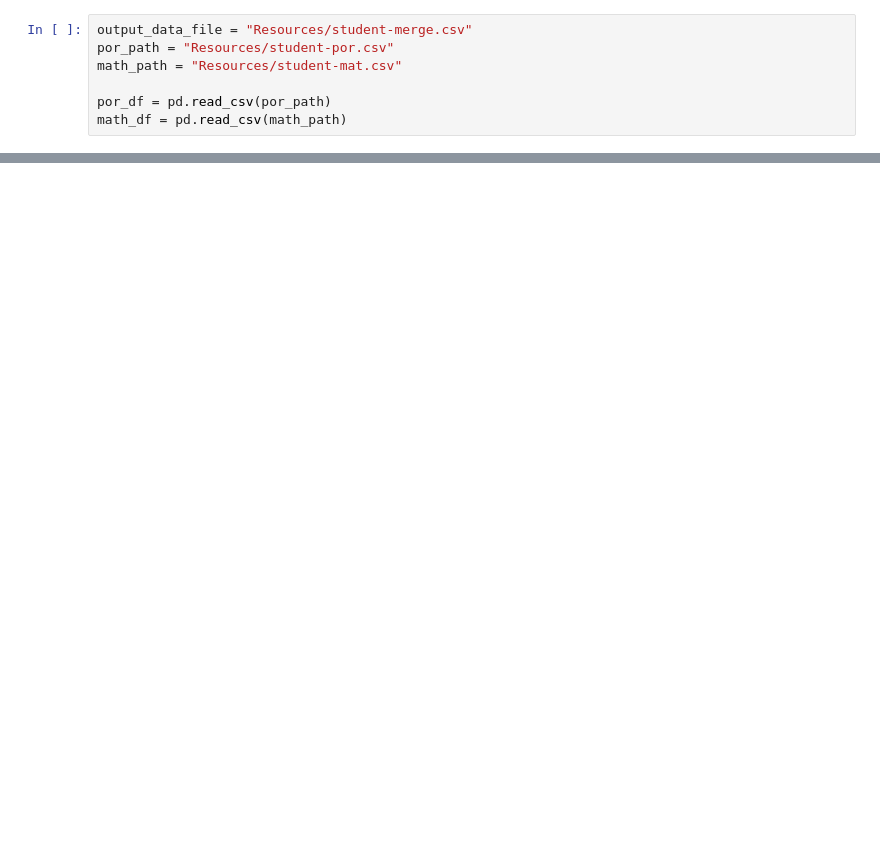
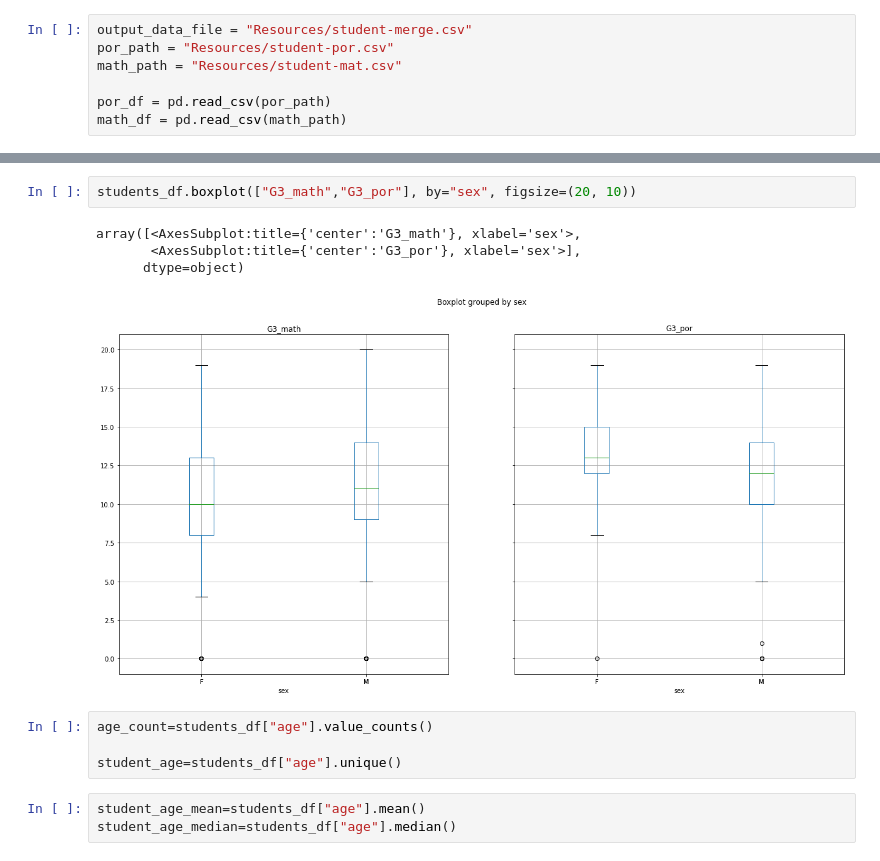
Before and after one commit to panlovelyda/project-one, a Jupyter notebook: AlcoholPy.ipynb, the cells around one changed output, grey strips where cells are left out. Saved outputs shown, nothing was run; the diff lists cells and outputs as text; blank space fills up the shorter version.

```diff
--- a/AlcoholPy.ipynb
+++ b/AlcoholPy.ipynb
@@ -36,0 +41,14 @@ students_df
+# %%
+students_df.boxplot(["G3_math","G3_por"], by="sex", figsize=(20, 10))
+# %% [output]
+array([<AxesSubplot:title={'center':'G3_math'}, xlabel='sex'>,
+       <AxesSubplot:title={'center':'G3_por'}, xlabel='sex'>],
+      dtype=object)
+[figure, added]
+# %%
+age_count=students_df["age"].value_counts()
+
+student_age=students_df["age"].unique()
+# %%
+student_age_mean=students_df["age"].mean()
+student_age_median=students_df["age"].median()
```
Also changed, not shown: parts of 15 cells of this notebook.
